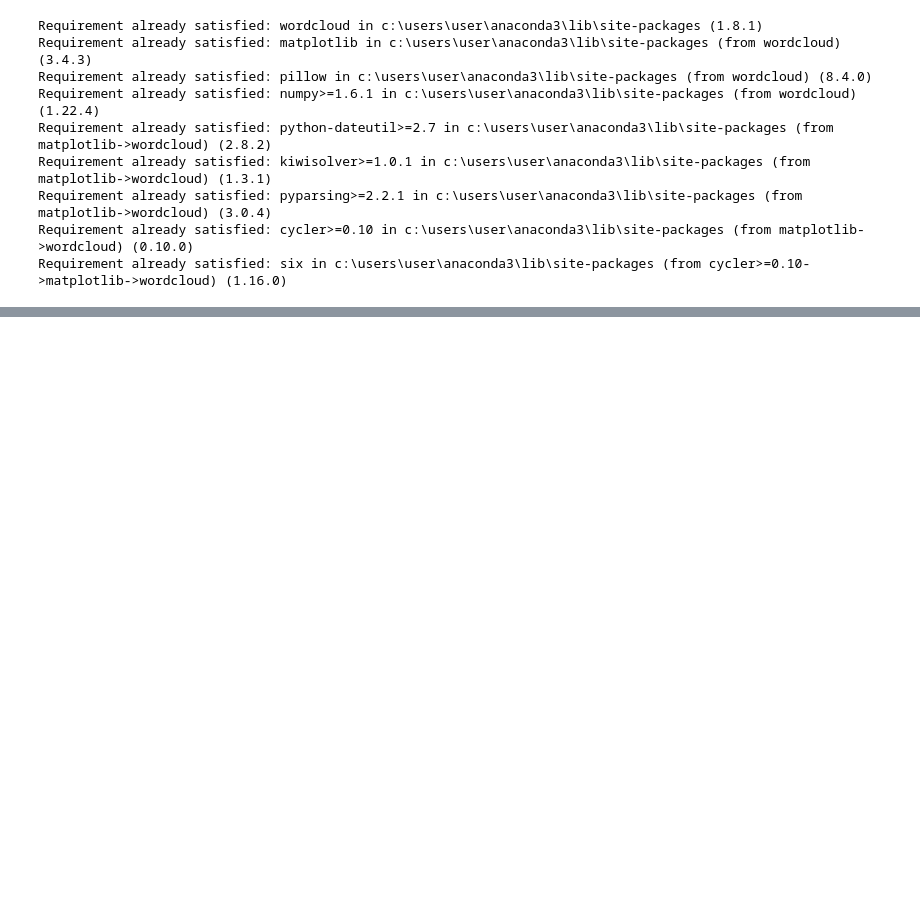
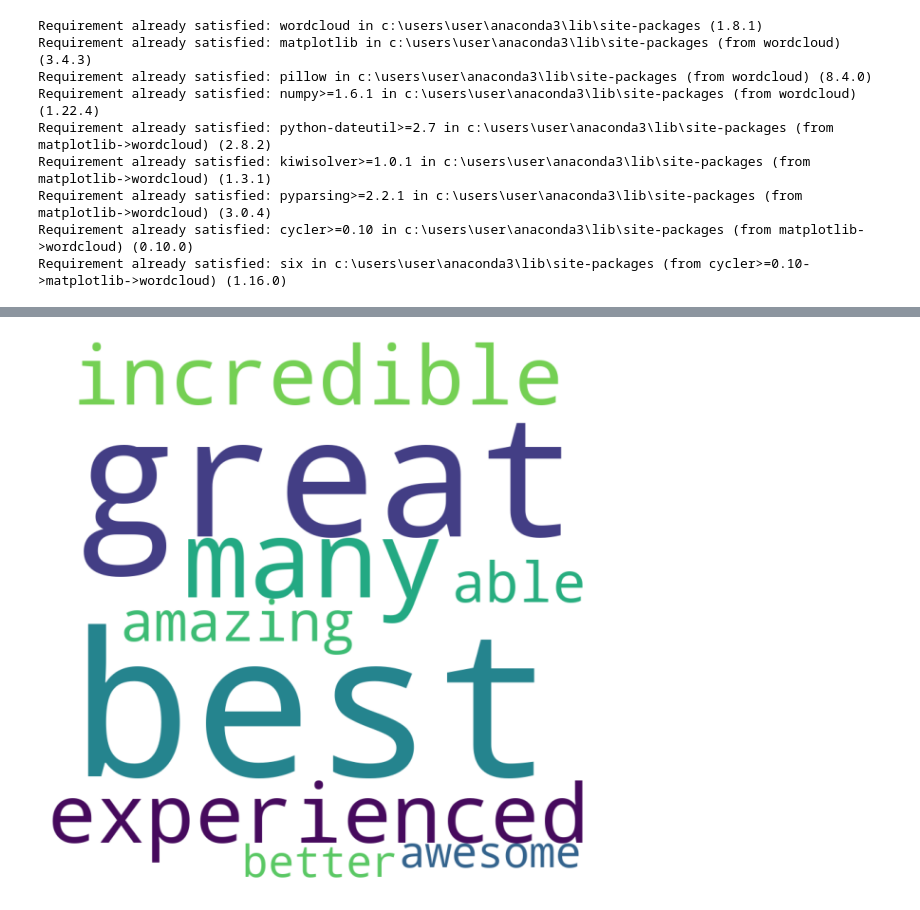
Before and after one commit to kiansweeney11/programming-freetime, a Jupyter notebook: scrape-reviews.ipynb, the cells around one changed output, grey strips where cells are left out. Saved outputs shown, nothing was run; the diff lists cells and outputs as text; code cells hidden in the pictures; blank space fills up the shorter version.

```diff
--- a/scrape-reviews.ipynb
+++ b/scrape-reviews.ipynb
@@ -197,0 +196,7 @@ print(wordcloud.words_)
+# %%
+d = {}
+for i in range(len(pos_word_list)):
+    if pos_word_list[i] not in d:
+        d[pos_word_list[i]] = 1
+    else:
+        d[pos_word_list[i]] += 1
@@ -197,0 +215,13 @@ print(wordcloud.words_)
+# %%
+wordcloud = WordCloud(width = 800, height = 800,
+                background_color ='white', repeat = False).generate_from_frequencies(frequencies=d)
+
+# plot the WordCloud image
+plt.figure(figsize = (8, 8), facecolor = None)
+plt.imshow(wordcloud)
+plt.axis("off")
+plt.tight_layout(pad = 0)
+
+plt.show()
+# %% [output]
+[figure, added]
```
Also changed, not shown: parts of 5 cells of this notebook.
